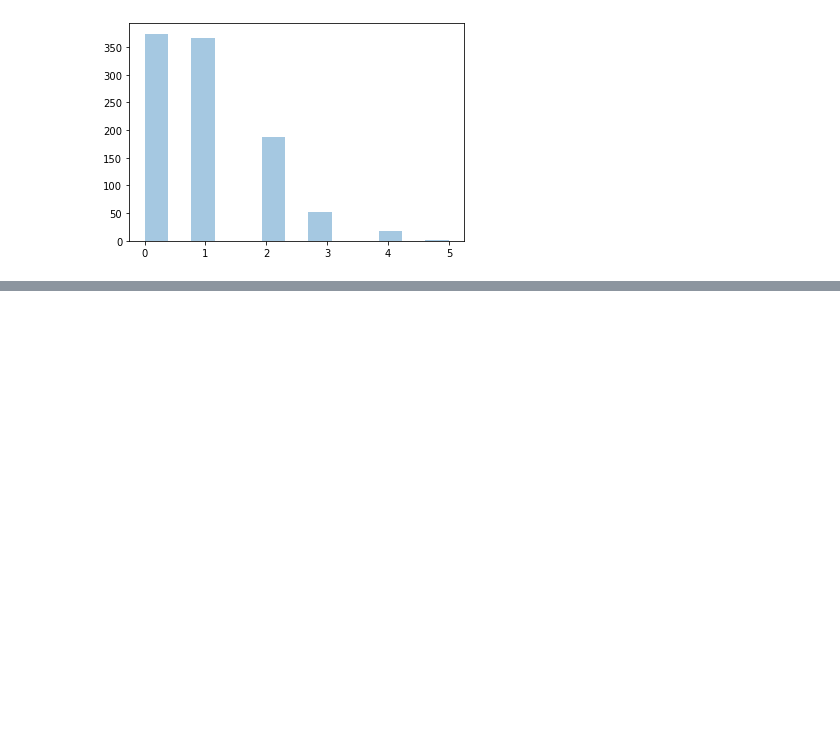
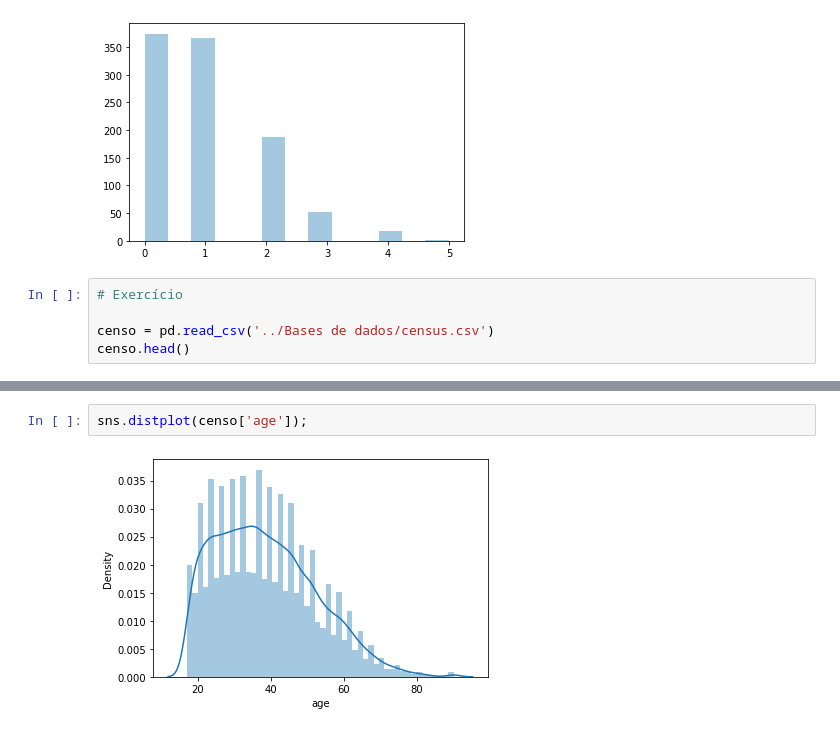
Before and after one commit to pamelaferreiralima/estudos_python_matheus, a Jupyter notebook: Estatística para Machine Learning/Parte 5/Distribuição Estatística.ipynb, the cells around one changed output, grey strips where cells are left out. Drawn from its saved outputs; the diff is of its cells as text; blank space fills up the shorter version.

```diff
--- a/Estatística para Machine Learning/Parte 5/Distribuição Estatística.ipynb
+++ b/Estatística para Machine Learning/Parte 5/Distribuição Estatística.ipynb
@@ -481,3 +481,8 @@ np.unique(dados_poisson, return_counts=True)
 sns.distplot(dados_poisson, kde=False);
 # %% [output]
 [figure]
+# %%
+# Exercício
+
+censo = pd.read_csv('../Bases de dados/census.csv')
+censo.head()
@@ -483,0 +515,4 @@ sns.distplot(dados_poisson, kde=False);
+# %%
+sns.distplot(censo['age']);
+# %% [output]
+[figure, added]
```
Also changed, not shown: parts of 9 cells of this notebook.
